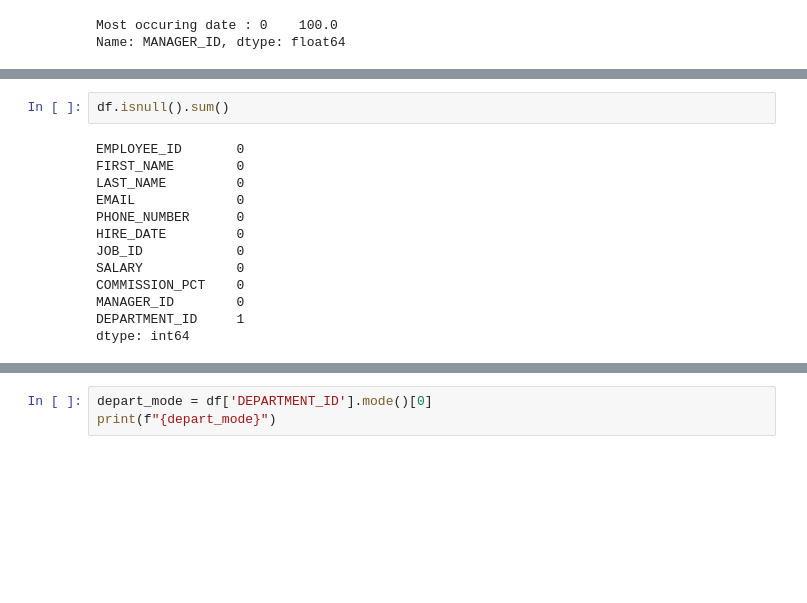
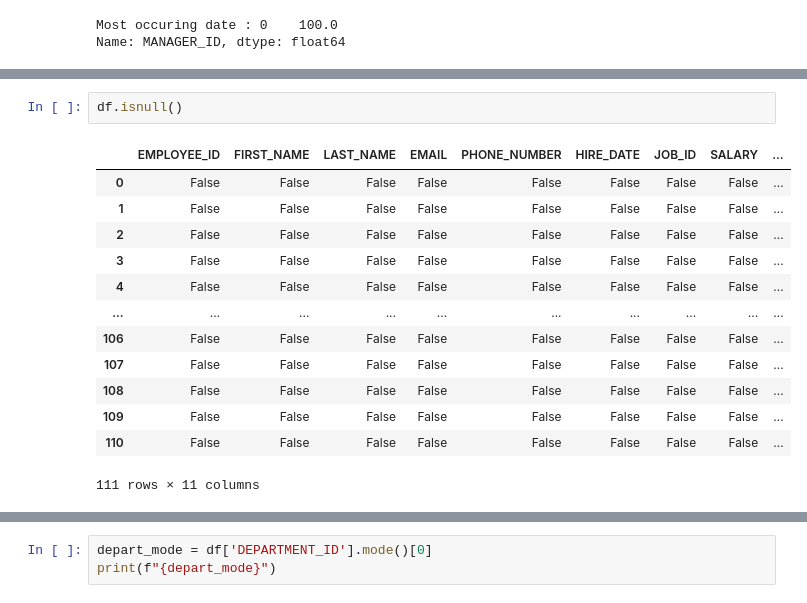
Before and after one commit to bishall789/Python_Libraries, a Jupyter notebook: Pandas/Day3.ipynb, the cells around one changed output, grey strips where cells are left out. Cells and saved outputs as stored; diff of their text form; blank space fills up the shorter version.

```diff
--- a/Pandas/Day3.ipynb
+++ b/Pandas/Day3.ipynb
@@ -131,17 +131,18 @@ df.head(10)
 | 8 | 108 | Nancy | Greenberg | NGREENBE | 515.124.4569 | 17.08.2002 | FI_MGR | 12008 | ... |
 | 9 | 109 | Daniel | Faviet | DFAVIET | 515.124.4169 | 16.08.2002 | FI_ACCOUNT | 9000 | ... |
 # %%
-df.isnull().sum()
+df.isnull()
 # %% [output]
+|  | EMPLOYEE_ID | FIRST_NAME | LAST_NAME | EMAIL | PHONE_NUMBER | HIRE_DATE | JOB_ID | SALARY | ... |
+| 0 | False | False | False | False | False | False | False | False | ... |
+| 1 | False | False | False | False | False | False | False | False | ... |
+| 2 | False | False | False | False | False | False | False | False | ... |
+| 3 | False | False | False | False | False | False | False | False | ... |
+| 4 | False | False | False | False | False | False | False | False | ... |
+| ... | ... | ... | ... | ... | ... | ... | ... | ... | ... |
+| 106 | False | False | False | False | False | False | False | False | ... |
+| 107 | False | False | False | False | False | False | False | False | ... |
+| 108 | False | False | False | False | False | False | False | False | ... |
+| 109 | False | False | False | False | False | False | False | False | ... |
+| 110 | False | False | False | False | False | False | False | False | ... |
-EMPLOYEE_ID       0
-FIRST_NAME        0
-LAST_NAME         0
-EMAIL             0
-PHONE_NUMBER      0
-HIRE_DATE         0
-JOB_ID            0
-SALARY            0
-COMMISSION_PCT    0
-MANAGER_ID        0
-DEPARTMENT_ID     1
-dtype: int64
+111 rows × 11 columns
```
Also changed, not shown: parts of 2 cells of this notebook.
